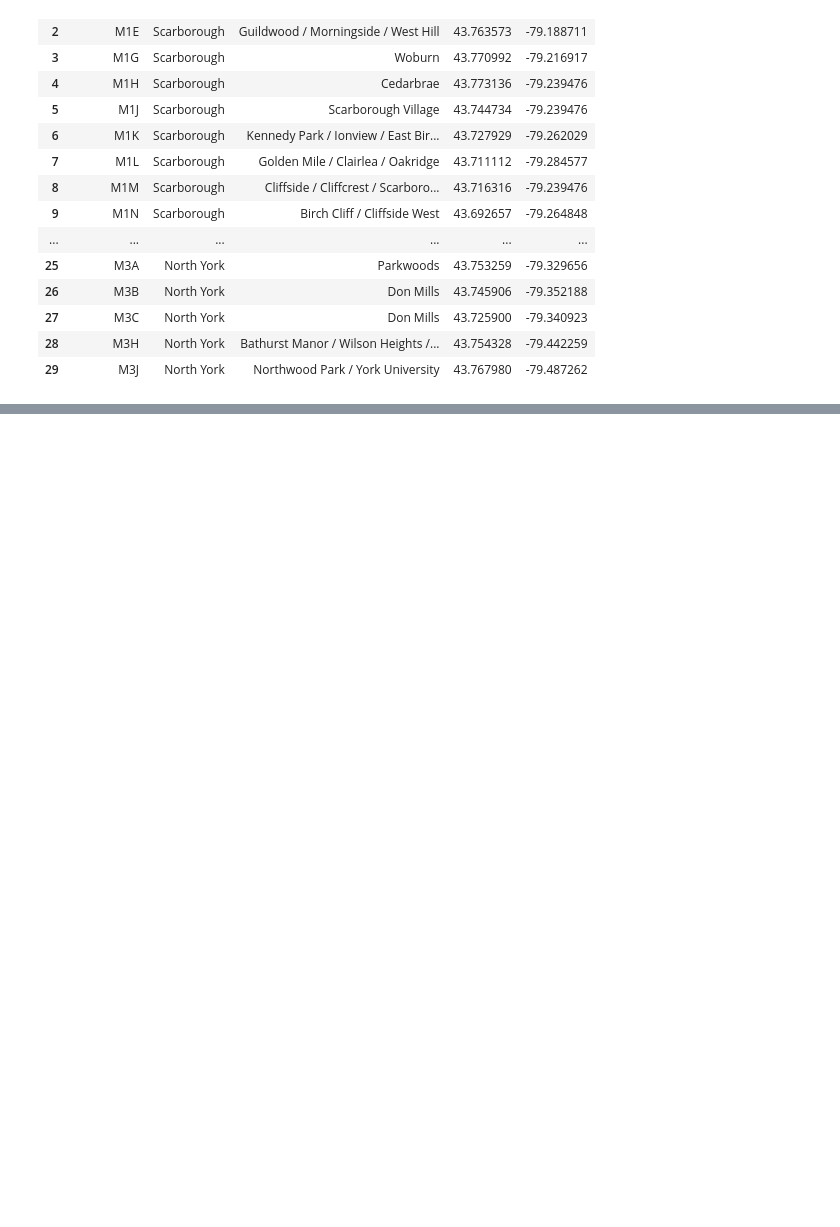
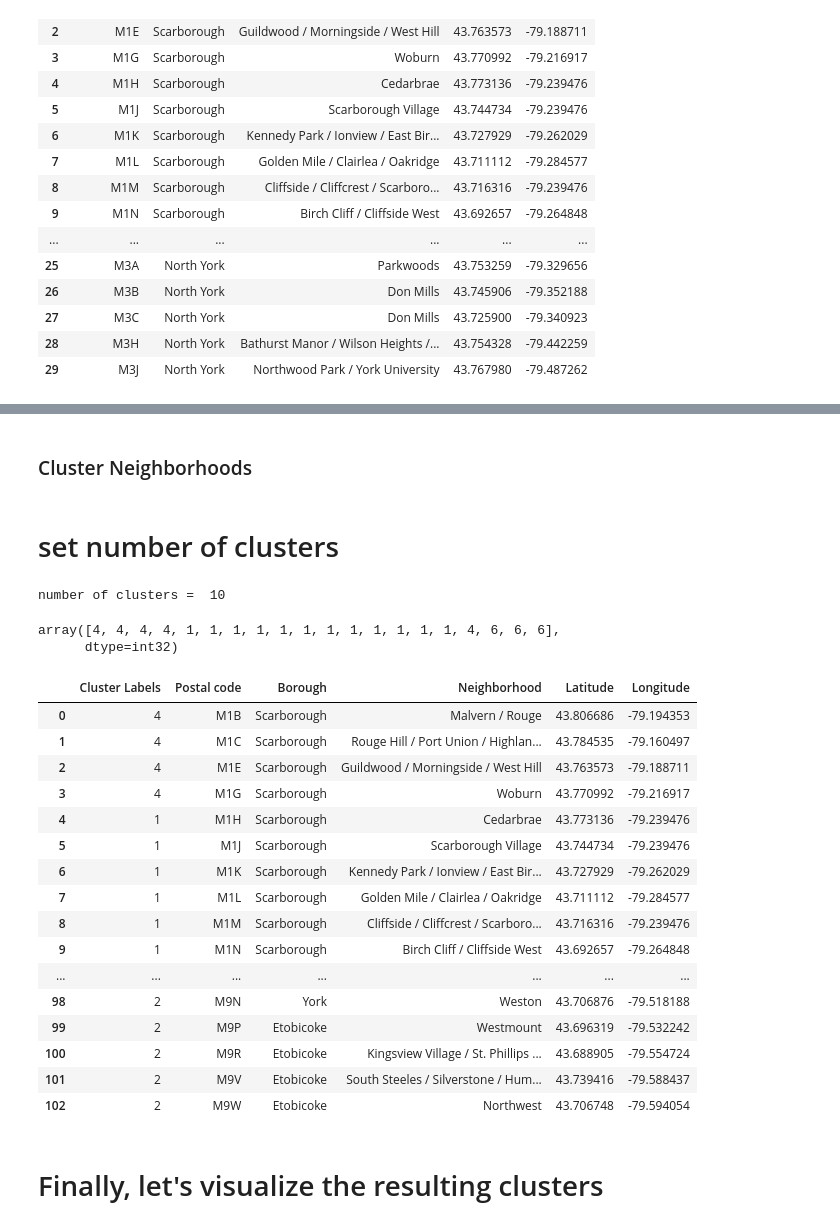
Before and after one commit to AF100213/Coursera_Capstone, a Jupyter notebook: Coursera_Capstone.ipynb, the cells around one changed output, grey strips where cells are left out. Cells and saved outputs as stored; diff of their text form; code cells hidden in the pictures; blank space fills up the shorter version.

```diff
--- a/Coursera_Capstone.ipynb
+++ b/Coursera_Capstone.ipynb
@@ -150,0 +211,20 @@ df2.head(30)
+# %%
+# create map of New York using latitude and longitude values
+neighborhoods = df2.copy()
+map_newyork = folium.Map(location=[latitude, longitude], zoom_start=10)
+
+# add markers to map
+for lat, lng, borough, neighborhood in zip(neighborhoods['Latitude'], neighborhoods['Longitude'], neighborhoods['Borough'], neighborhoods['Neighborhood']):
+    label = '{}, {}'.format(neighborhood, borough)
+    label = folium.Popup(label, parse_html=True)
+    folium.CircleMarker(
+        [lat, lng],
+        radius=5,
+        popup=label,
+        color='blue',
+        fill=True,
+        fill_color='#3186cc',
+        fill_opacity=0.7,
+        parse_html=False).add_to(map_newyork)
+
+map_newyork
@@ -150,0 +233,49 @@ df2.head(30)
+# %% [markdown]
+### Cluster Neighborhoods
+# %% [markdown]
+# set number of clusters
+# %%
+df3=neighborhoods.groupby(['Borough']).size()
+k = df3.shape[0]
+kclusters = df3.shape[0]
+print('number of clusters = ',kclusters)
+# %% [output]
+number of clusters =  10
+# %%
+manhattan_grouped_clustering = neighborhoods.drop(['Postal code','Borough','Neighborhood'], 1)
+
+# run k-means clustering
+kmeans = KMeans(n_clusters=kclusters, random_state=0).fit(manhattan_grouped_clustering)
+
+# check cluster labels generated for each row in the dataframe
+kmeans.labels_[0:20]
+#kmeans
+# %% [output]
+array([4, 4, 4, 4, 1, 1, 1, 1, 1, 1, 1, 1, 1, 1, 1, 1, 4, 6, 6, 6],
+      dtype=int32)
+# %%
+neighborhoods.insert(0, 'Cluster Labels', kmeans.labels_)
+neighborhoods
+
+#anhattan_grouped_clustering.insert(0, 'Cluster Labels', kmeans.labels_)
+#anhattan_grouped_clustering
+# %% [output]
+|  | Cluster Labels | Postal code | Borough | Neighborhood | Latitude | Longitude |
+| 0 | 4 | M1B | Scarborough | Malvern / Rouge | 43.806686 | -79.194353 |
+| 1 | 4 | M1C | Scarborough | Rouge Hill / Port Union / Highlan... | 43.784535 | -79.160497 |
+| 2 | 4 | M1E | Scarborough | Guildwood / Morningside / West Hill | 43.763573 | -79.188711 |
+| 3 | 4 | M1G | Scarborough | Woburn | 43.770992 | -79.216917 |
+| 4 | 1 | M1H | Scarborough | Cedarbrae | 43.773136 | -79.239476 |
+| 5 | 1 | M1J | Scarborough | Scarborough Village | 43.744734 | -79.239476 |
+| 6 | 1 | M1K | Scarborough | Kennedy Park / Ionview / East Bir... | 43.727929 | -79.262029 |
+| 7 | 1 | M1L | Scarborough | Golden Mile / Clairlea / Oakridge | 43.711112 | -79.284577 |
+| 8 | 1 | M1M | Scarborough | Cliffside / Cliffcrest / Scarboro... | 43.716316 | -79.239476 |
+| 9 | 1 | M1N | Scarborough | Birch Cliff / Cliffside West | 43.692657 | -79.264848 |
+| ... | ... | ... | ... | ... | ... | ... |
+| 98 | 2 | M9N | York | Weston | 43.706876 | -79.518188 |
+| 99 | 2 | M9P | Etobicoke | Westmount | 43.696319 | -79.532242 |
+| 100 | 2 | M9R | Etobicoke | Kingsview Village / St. Phillips ... | 43.688905 | -79.554724 |
+| 101 | 2 | M9V | Etobicoke | South Steeles / Silverstone / Hum... | 43.739416 | -79.588437 |
+| 102 | 2 | M9W | Etobicoke | Northwest | 43.706748 | -79.594054 |
+# %% [markdown]
+# Finally, let's visualize the resulting clusters
```
Also changed, not shown: parts of 7 cells of this notebook.
